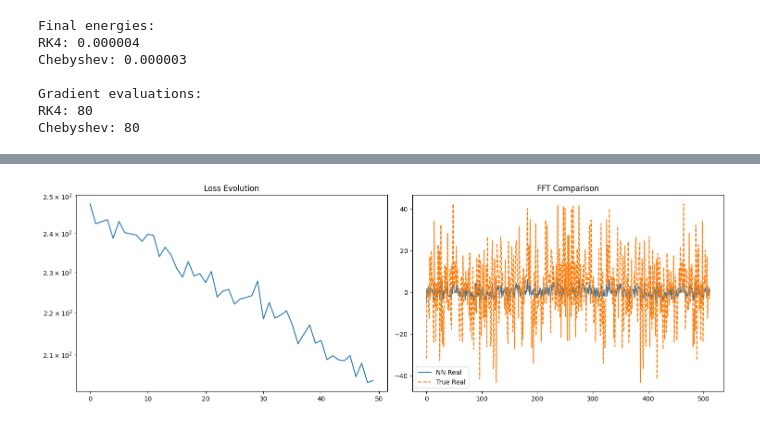
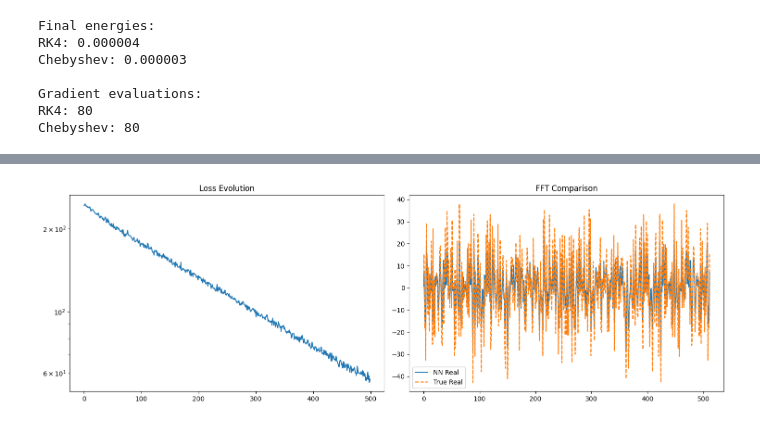
Before and after one commit to falseywinchnet/AI_STUFF, a Jupyter notebook: RCO.ipynb, the cells around one changed output, grey strips where cells are left out. Saved outputs shown, nothing was run; the diff lists cells and outputs as text; code cells hidden in the pictures.

```diff
--- a/RCO.ipynb
+++ b/RCO.ipynb
@@ -744,7 +744,7 @@ class RCO:
 model = DFTNetwork()
 optimizer = RCO(model)
 
-n_epochs = 50
+n_epochs = 500
 losses = []
 
 def generate_fft_data(batch_size=32):
@@ -798,4 +798,4 @@ Epoch 49, Loss: 204.125351
-[figure, old version]
+[figure, new version]
 # %%
 import torch
 import torch.nn as nn
```
Also changed, not shown: parts of 2 cells of this notebook.
